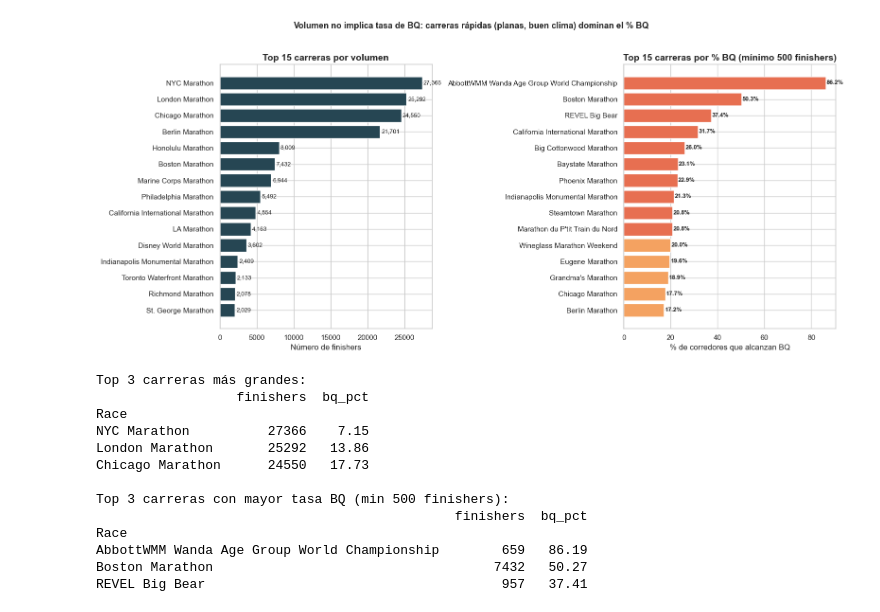
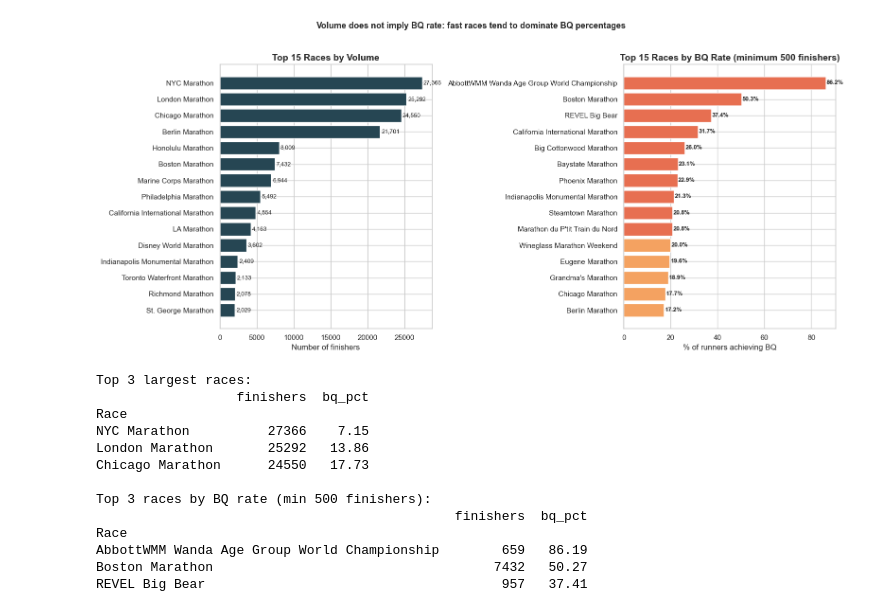
Before and after one commit to gianass-first/Boston_BQ_Predictor, a Jupyter notebook: notebooks/02_eda.ipynb, the cells around one changed output. Drawn from its saved outputs; the diff is of its cells as text; code cells hidden in the pictures.

```diff
--- a/notebooks/02_eda.ipynb
+++ b/notebooks/02_eda.ipynb
@@ -280,13 +340,16 @@ Nota: este gráfico usa train + test combinados solo para la visualización temp
 # %%
-test = pd.read_csv(PROCESSED_DATA_DIR / 'test.csv')
+TEST_DIR = Path('../data/test')
+
+test = pd.read_csv(TEST_DIR / 'test.csv')
 test['Finish_h'] = test['Finish'] / 3600
 
-# Combinamos solo para visualización temporal (no se usa para entrenar)
+# Combine only for temporal visualization (not used for training)
 full = pd.concat([train, test], ignore_index=True)
 
-print(f'Train: {len(train):,} filas')
-print(f'Test:  {len(test):,} filas')
-print(f'Full:  {len(full):,} filas')
-print(f'\n% BQ por año:')
+print(f'Train: {len(train):,} rows')
+print(f'Test:  {len(test):,} rows')
+print(f'Full:  {len(full):,} rows')
+
+print(f'\nBQ rate by year:')
 print(full.groupby('Year')['es_BQ'].agg(['mean', 'count']).round(4))
 # %% [output]
@@ -365,65 +467,86 @@ Esto justifica el split temporal: un random split mezclaría años y sobreestima
 # %%
-# Calcular stats por carrera (solo train para no contaminar)
+# Compute race-level statistics (train only to avoid contamination)
 race_stats = (train.groupby('Race')
                     .agg(finishers=('es_BQ', 'count'),
                          bq_pct=('es_BQ', 'mean'),
                          bq_count=('es_BQ', 'sum'))
                     .sort_values('finishers', ascending=False))
 
 race_stats['bq_pct'] = race_stats['bq_pct'] * 100
 
-# Top 15 por volumen
+# Top 15 by volume
 top_volume = race_stats.head(15).sort_values('finishers')
 
 fig, axes = plt.subplots(1, 2, figsize=(16, 7))
 
-# Subplot 1: Top por volumen
-axes[0].barh(top_volume.index, top_volume['finishers'],
-             color=COLOR_NO_BQ, edgecolor='white')
-axes[0].set_title('Top 15 carreras por volumen', fontweight='bold')
-axes[0].set_xlabel('Número de finishers')
+# Subplot 1: Top races by volume
+axes[0].barh(
+    top_volume.index,
+    top_volume['finishers'],
+    color=COLOR_NO_BQ,
+    edgecolor='white'
+)
+axes[0].set_title('Top 15 Races by Volume', fontweight='bold')
+axes[0].set_xlabel('Number of finishers')
 
 for i, (race, row) in enumerate(top_volume.iterrows()):
-    axes[0].text(row['finishers'] + 200, i, f'{int(row["finishers"]):,}',
-                 va='center', fontsize=9)
+    axes[0].text(
+        row['finishers'] + 200,
+        i,
+        f'{int(row["finishers"]):,}',
+        va='center',
+        fontsize=9
+    )
 
-# Subplot 2: Top por % BQ (con filtro de volumen mínimo)
+# Subplot 2: Top races by BQ rate (with minimum volume filter)
 MIN_FINISHERS = 500
 top_bq = (race_stats[race_stats['finishers'] >= MIN_FINISHERS]
           .nlargest(15, 'bq_pct')
           .sort_values('bq_pct'))
 
 colors_bq = ['#E76F51' if pct > 20 else '#F4A261' if pct > 15 else '#E9C46A'
              for pct in top_bq['bq_pct']]
 
 axes[1].barh(top_bq.index, top_bq['bq_pct'], color=colors_bq, edgecolor='white')
-axes[1].set_title(f'Top 15 carreras por % BQ (mínimo {MIN_FINISHERS} finishers)', fontweight='bold')
-axes[1].set_xlabel('% de corredores que alcanzan BQ')
+axes[1].set_title(f'Top 15 Races by BQ Rate (minimum {MIN_FINISHERS} finishers)', fontweight='bold')
+axes[1].set_xlabel('% of runners achieving BQ')
 
 for i, (race, row) in enumerate(top_bq.iterrows()):
-    axes[1].text(row['bq_pct'] + 0.3, i, f'{row["bq_pct"]:.1f}%',
-                 va='center', fontsize=9, fontweight='bold')
+    axes[1].text(
+        row['bq_pct'] + 0.3,
+        i,
+        f'{row["bq_pct"]:.1f}%',
+        va='center',
+        fontsize=9,
+        fontweight='bold'
+    )
 
-plt.suptitle('Volumen no implica tasa de BQ: carreras rápidas (planas, buen clima) dominan el % BQ',
-             fontsize=13, fontweight='bold', y=1.02)
+plt.suptitle(
+    'Volume does not imply BQ rate: fast races tend to dominate BQ percentages',
+    fontsize=13,
+    fontweight='bold',
+    y=1.02
+)
+
 plt.tight_layout()
 plt.savefig(FIGURES_DIR / '05_top_races.png', dpi=150, bbox_inches='tight')
 plt.show()
 
-print(f'\nTop 3 carreras más grandes:')
+print(f'\nTop 3 largest races:')
 print(race_stats.head(3)[['finishers', 'bq_pct']].round(2))
-print(f'\nTop 3 carreras con mayor tasa BQ (min {MIN_FINISHERS} finishers):')
-print(race_stats[race_stats['finishers']>=MIN_FINISHERS].nlargest(3, 'bq_pct')[['finishers', 'bq_pct']].round(2))
+
+print(f'\nTop 3 races by BQ rate (min {MIN_FINISHERS} finishers):')
+print(race_stats[race_stats['finishers'] >= MIN_FINISHERS].nlargest(3, 'bq_pct')[['finishers', 'bq_pct']].round(2))
 # %% [output]
-[figure, old version]
+[figure, new version]
-Top 3 carreras más grandes:
+Top 3 largest races:
                   finishers  bq_pct
 Race
 NYC Marathon          27366    7.15
 London Marathon       25292   13.86
 Chicago Marathon      24550   17.73
 
-Top 3 carreras con mayor tasa BQ (min 500 finishers):
+Top 3 races by BQ rate (min 500 finishers):
                                               finishers  bq_pct
 Race
 AbbottWMM Wanda Age Group World Championship        659   86.19
```
Also changed, not shown: parts of 22 cells of this notebook, 45 other files.
